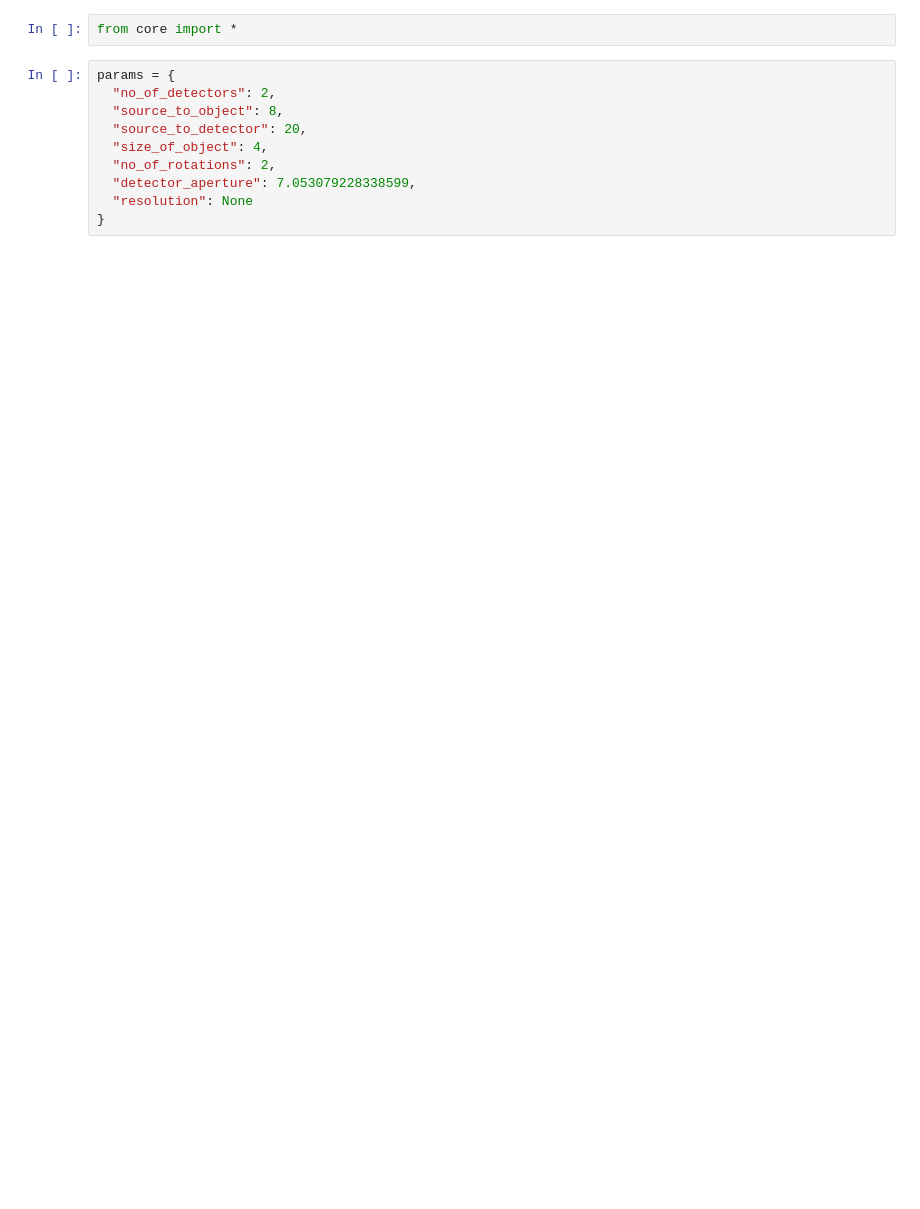
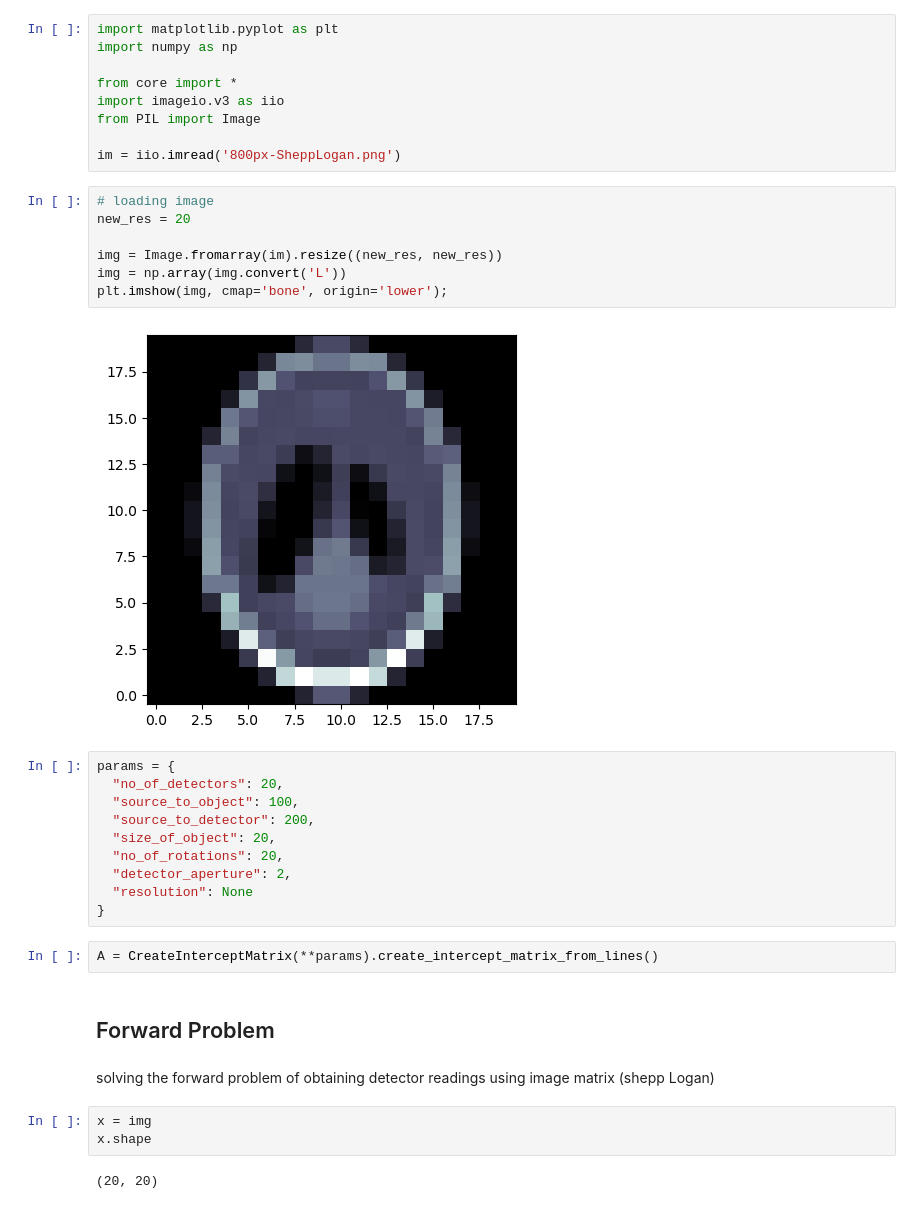
Before and after one commit to aakashks/CT-Reconstruction-2D, a Jupyter notebook: CT_image_reconstruction/test_shepp_logan.ipynb, the cells around one changed output. Drawn from its saved outputs; the diff is of its cells as text; blank space fills up the shorter version.

```diff
--- a/CT_image_reconstruction/test_shepp_logan.ipynb
+++ b/CT_image_reconstruction/test_shepp_logan.ipynb
@@ -1,12 +1,39 @@
 # %%
+import matplotlib.pyplot as plt
+import numpy as np
+
 from core import *
+import imageio.v3 as iio
+from PIL import Image
+
+im = iio.imread('800px-SheppLogan.png')
+# %%
+# loading image
+new_res = 20
+
+img = Image.fromarray(im).resize((new_res, new_res))
+img = np.array(img.convert('L'))
+plt.imshow(img, cmap='bone', origin='lower');
+# %% [output]
+[figure, added]
 # %%
 params = {
-  "no_of_detectors": 2,
-  "source_to_object": 8,
-  "source_to_detector": 20,
-  "size_of_object": 4,
-  "no_of_rotations": 2,
-  "detector_aperture": 7.053079228338599,
+  "no_of_detectors": 20,
+  "source_to_object": 100,
+  "source_to_detector": 200,
+  "size_of_object": 20,
+  "no_of_rotations": 20,
+  "detector_aperture": 2,
   "resolution": None
 }
+# %%
+A = CreateInterceptMatrix(**params).create_intercept_matrix_from_lines()
+# %% [markdown]
+## Forward Problem
+# %% [markdown]
+solving the forward problem of obtaining detector readings using image matrix (shepp Logan)
+# %%
+x = img
+x.shape
+# %% [output]
+(20, 20)
```
Also changed, not shown: parts of 4 cells of this notebook, 3 other files.
